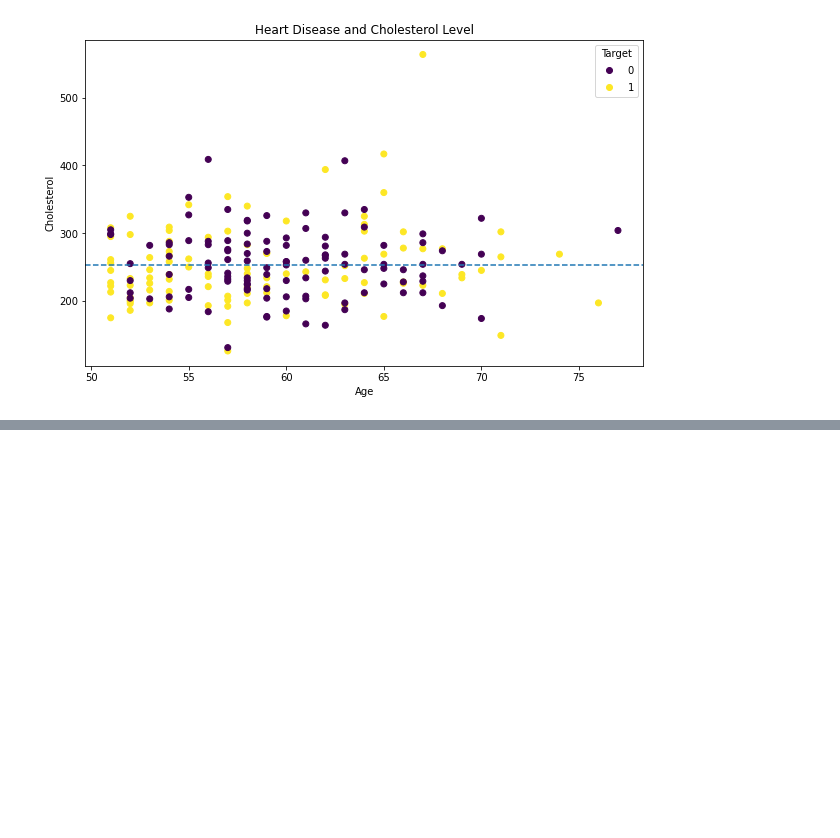
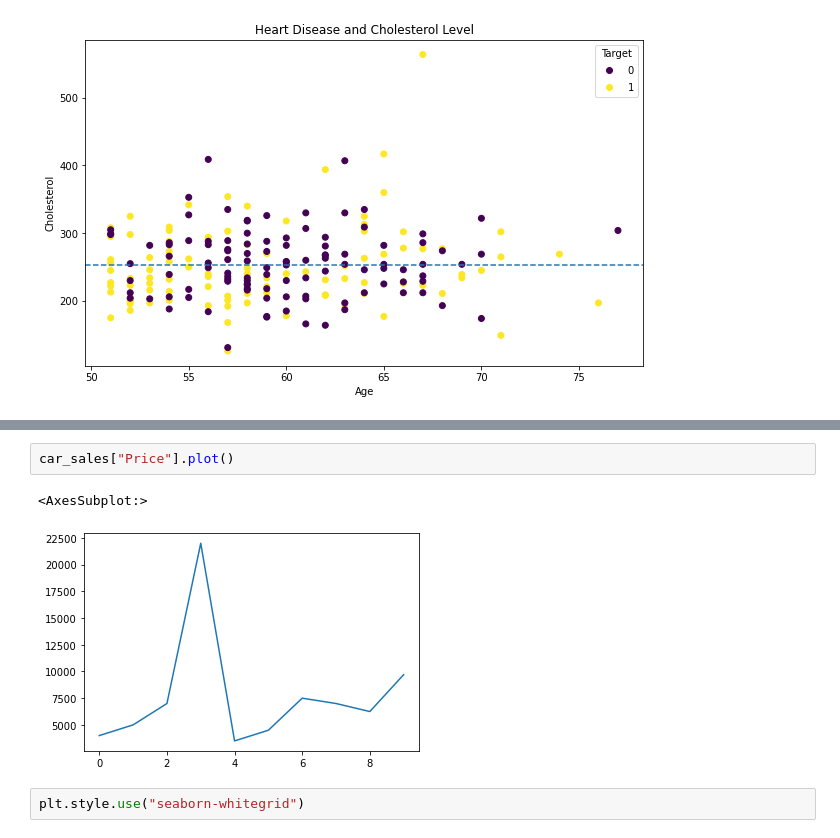
Before and after one commit to bhupendpatil/Practice, a Jupyter notebook: Data Analysis/Matplotlib/introduction-to-matplotlib.ipynb, the cells around one changed output, grey strips where cells are left out. Cells and saved outputs as stored; diff of their text form; blank space fills up the shorter version.

```diff
--- a/Data Analysis/Matplotlib/introduction-to-matplotlib.ipynb
+++ b/Data Analysis/Matplotlib/introduction-to-matplotlib.ipynb
@@ -441,0 +521,7 @@ ax.axhline(over_50["chol"].mean(),ls="--")
+# %%
+car_sales["Price"].plot()
+# %% [output]
+<AxesSubplot:>
+[figure, added]
+# %%
+plt.style.use("seaborn-whitegrid")
```
Also changed, not shown: parts of 22 cells of this notebook.
